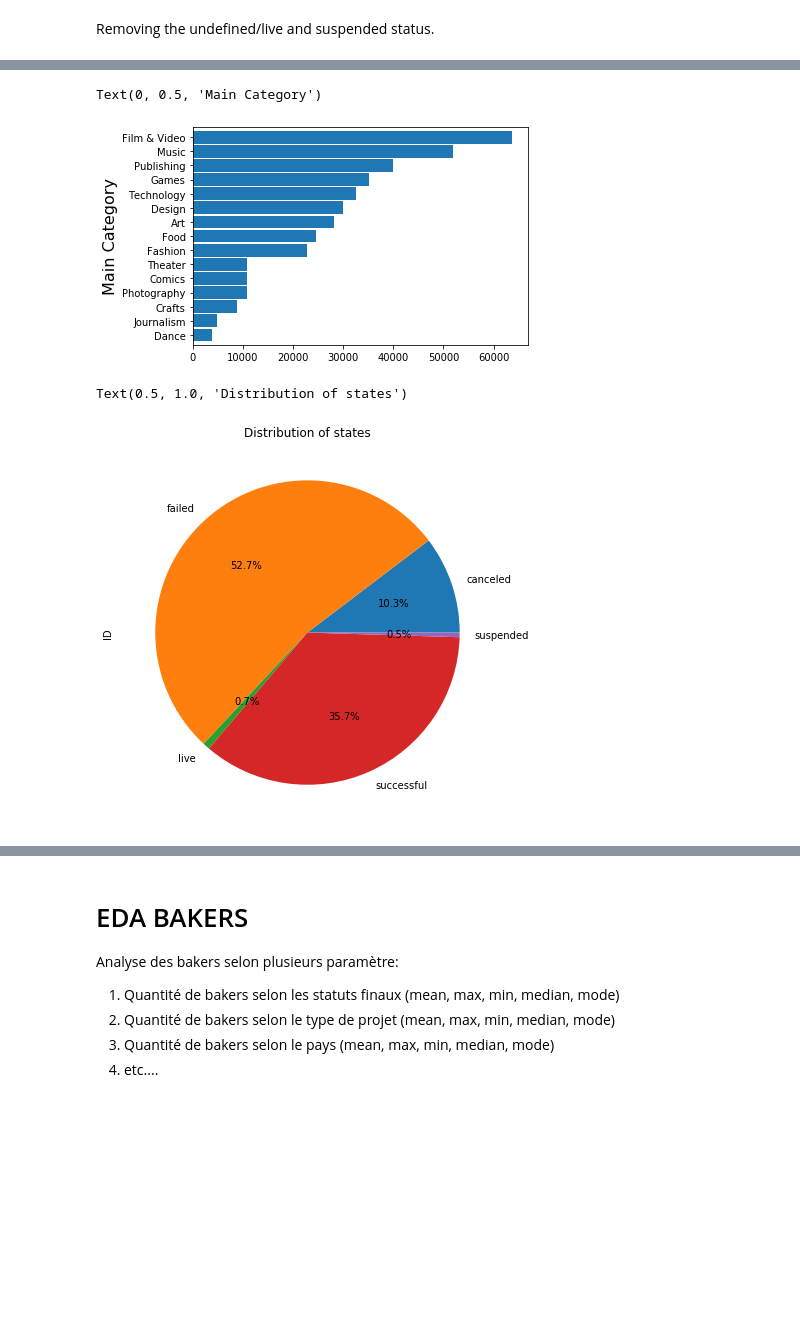
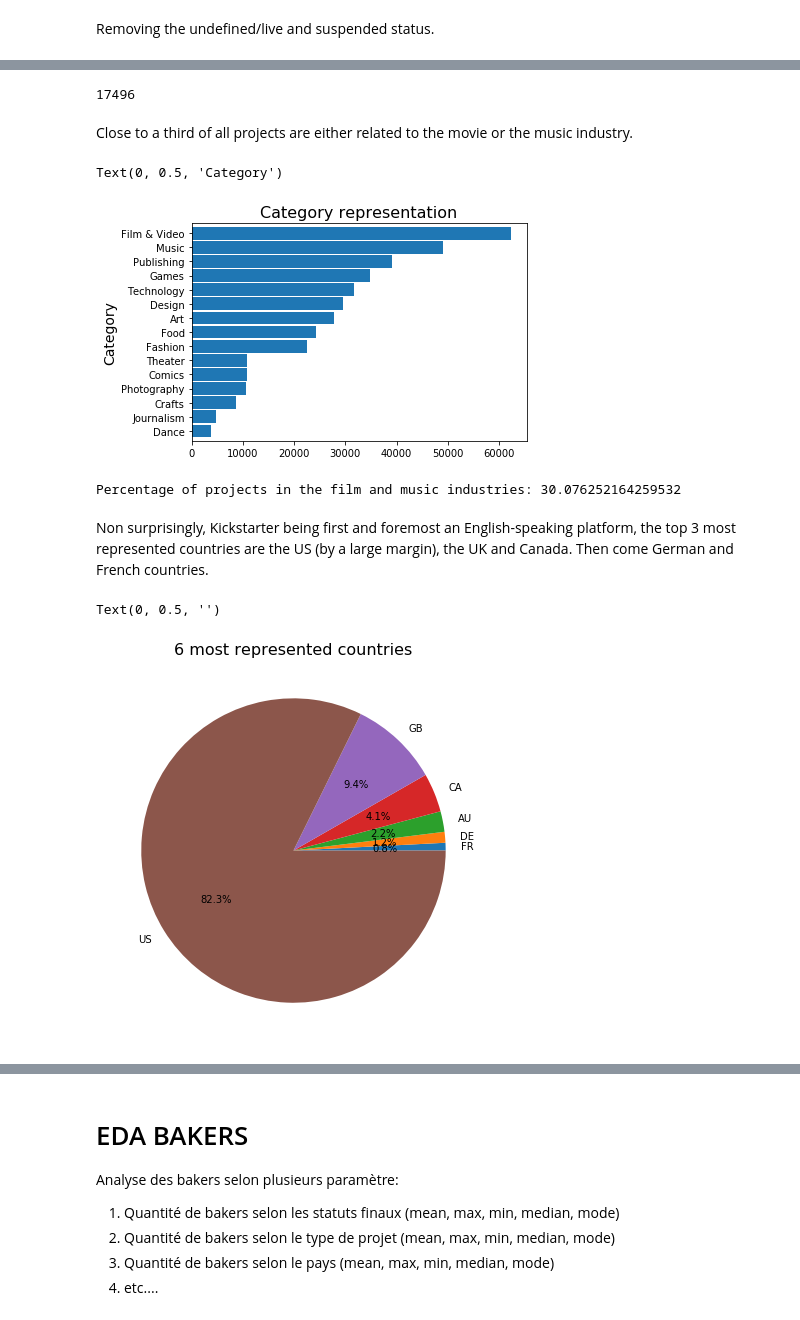
Before and after one commit to tbacha/DMML2019_Team_Apple, a Jupyter notebook: code/Kickstarter_notebook_Team_Apple.ipynb, the cells around one changed output, grey strips where cells are left out. Drawn from its saved outputs; the diff is of its cells as text; code cells hidden in the pictures; blank space fills up the shorter version.

```diff
--- a/code/Kickstarter_notebook_Team_Apple.ipynb
+++ b/code/Kickstarter_notebook_Team_Apple.ipynb
@@ -92,0 +76,2 @@ df1.shape
+# %%
+df = df.drop(['goal', 'pledged', 'usd pledged'], axis=1)
@@ -92,0 +97,3 @@ df1.shape
+# %%
+df = df[(df["country"] != 'N,0"') & (df["name"].notnull())]
+df.shape
@@ -92,0 +105,3 @@ df1.shape
+# %%
+df["pct_reached"] = round(df["usd_pledged_real"] / df["usd_goal_real"], 2)
+df["pct_reached"].head(10)
@@ -92,0 +120,3 @@ df1.shape
+# %%
+df["elapsed_time"] = df["deadline"] - df["launched"]
+df["elapsed_time"].head(10)
@@ -93,14 +182,28 @@ df1.shape
+# %%
+df[df["pct_reached"] > 2.7].shape[0]
+# %% [output]
+17496
+# %% [markdown]
+Close to a third of all projects are either related to the movie or the music industry.
 # %%
 df_main_cat = df.groupby(["main_category"])["ID"].nunique().sort_values(ascending=True)
 ax = df_main_cat.plot(kind="barh", x="main_category", width=0.9)
-ax.set_ylabel("Main Category", size=16)
+ax.set_title("Category representation", size=16)
+ax.set_ylabel("Category", size=14)
 # %% [output]
-Text(0, 0.5, 'Main Category')
+Text(0, 0.5, 'Category')
-[figure, old version]
+[figure, new version]
+# %%
+print("Percentage of projects in the film and music industries:", (df_main_cat.iloc[-1] + df_main_cat.iloc[-2]) / df.shape[0] * 100)
+# %% [output]
+Percentage of projects in the film and music industries: 30.076252164259532
+# %% [markdown]
+Non surprisingly, Kickstarter being first and foremost an English-speaking platform, the top 3 most represented countries are the US (by a large margin), the UK and Canada. Then come German and French countries.
 # %%
-df_state = df[(df["state"] != "undefined")].groupby(["state"])["ID"].nunique()
-ax = df_state.plot(kind="pie", figsize=(7,7), autopct="%1.1f%%")
-ax.set_title("Distribution of states")
+df_country = df.groupby(["country"])["ID"].count().sort_values()
+ax = df_country.tail(6).plot(kind="pie", figsize=(7,7), autopct="%1.1f%%")
+ax.set_title("6 most represented countries", size=16)
+ax.set_ylabel("")
 # %% [output]
-Text(0.5, 1.0, 'Distribution of states')
+Text(0, 0.5, '')
-[figure, old version]
+[figure, new version]
```
Also changed, not shown: parts of 34 cells of this notebook.
